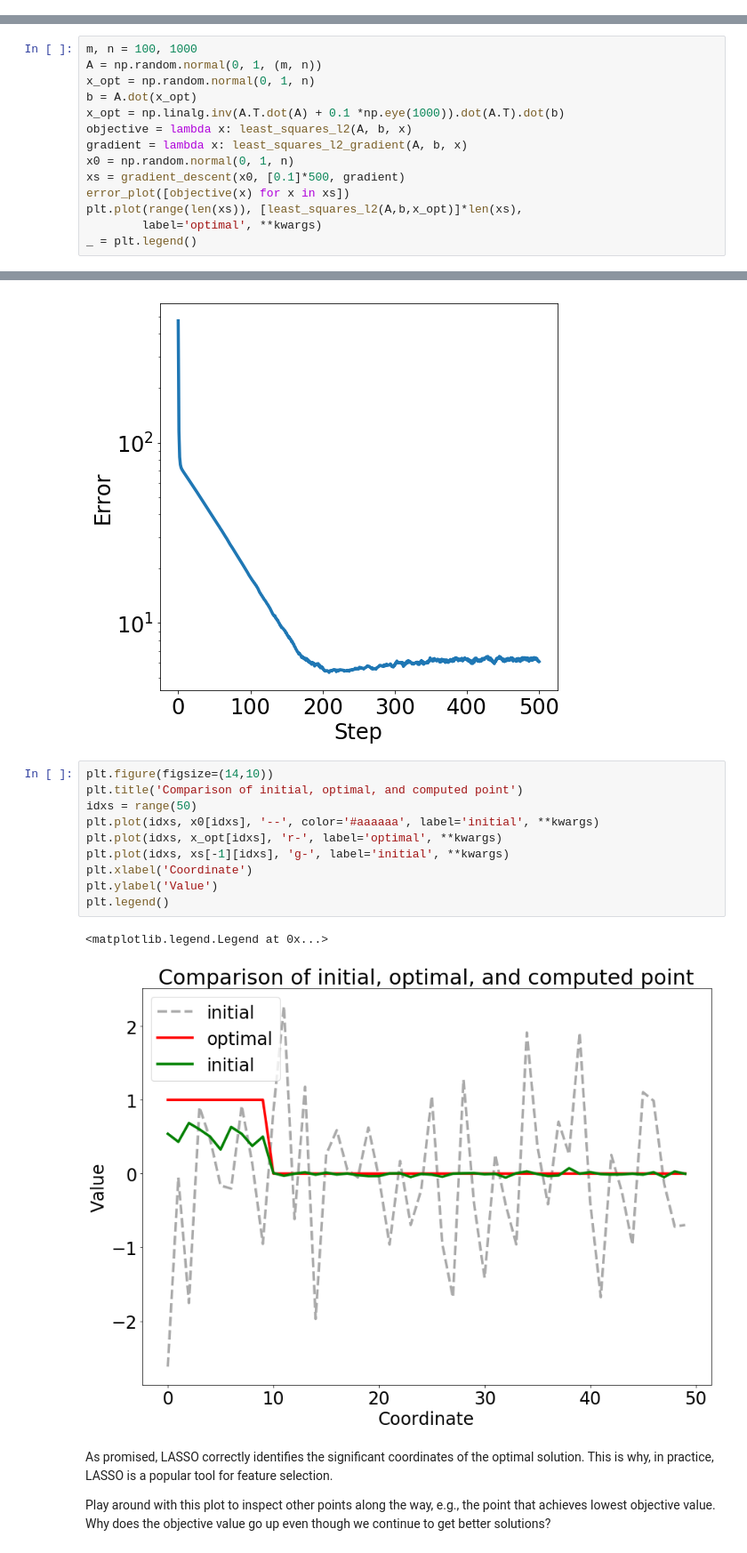
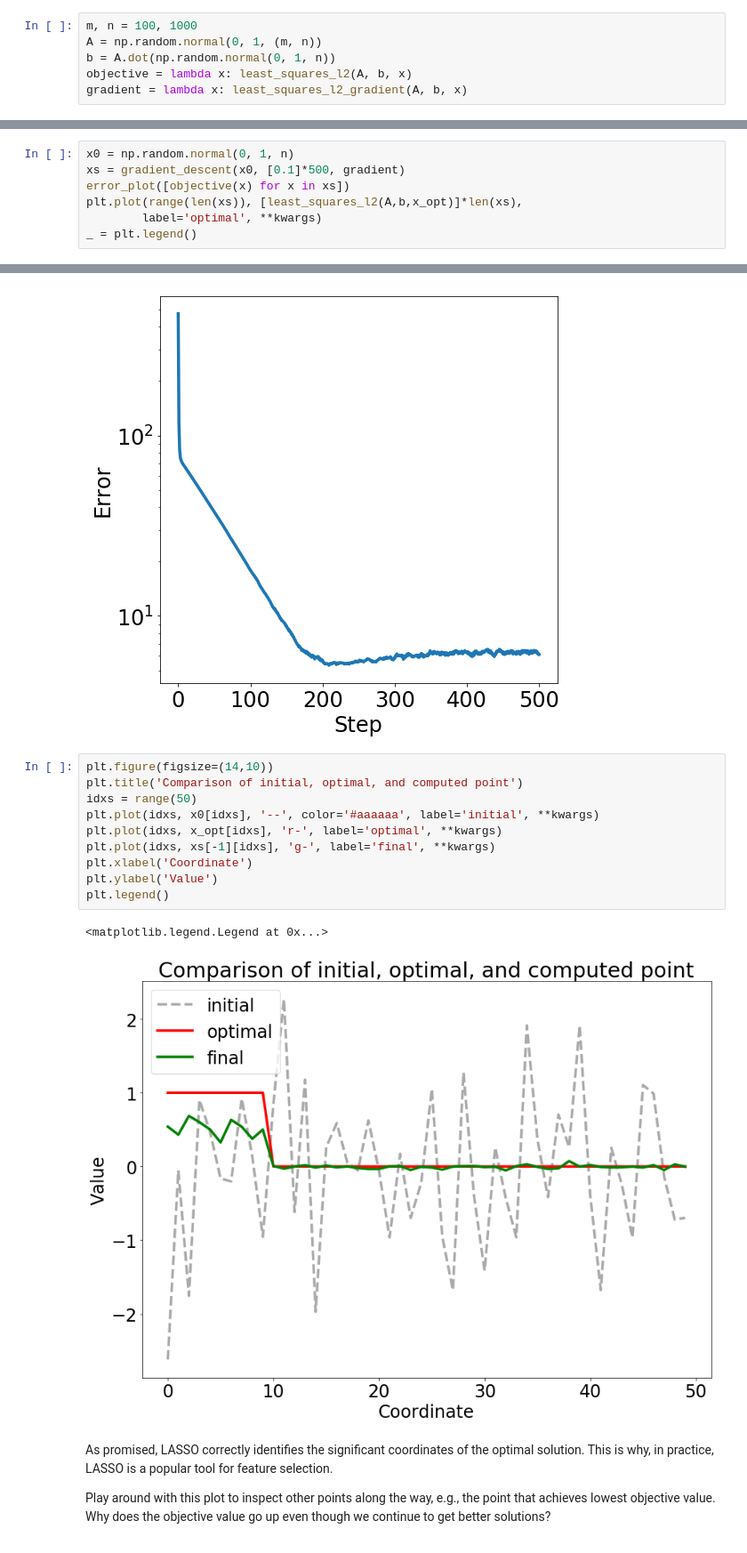
Before and after one commit to ee227c/ee227c.github.io, a Jupyter notebook: code/lecture4.ipynb, the cells around one changed output, grey strips where cells are left out. Shown: that part at 89% size. Drawn from its saved outputs; the diff is of its cells as text.

```diff
--- a/code/lecture4.ipynb
+++ b/code/lecture4.ipynb
@@ -224,0 +227,6 @@ def least_squares_l2_gradient(A, b, x, alpha=0.1):
+# %%
+m, n = 100, 1000
+A = np.random.normal(0, 1, (m, n))
+b = A.dot(np.random.normal(0, 1, n))
+objective = lambda x: least_squares_l2(A, b, x)
+gradient = lambda x: least_squares_l2_gradient(A, b, x)
@@ -225,11 +239,4 @@ def least_squares_l2_gradient(A, b, x, alpha=0.1):
 # %%
-m, n = 100, 1000
-A = np.random.normal(0, 1, (m, n))
-x_opt = np.random.normal(0, 1, n)
-b = A.dot(x_opt)
-x_opt = np.linalg.inv(A.T.dot(A) + 0.1 *np.eye(1000)).dot(A.T).dot(b)
-objective = lambda x: least_squares_l2(A, b, x)
-gradient = lambda x: least_squares_l2_gradient(A, b, x)
 x0 = np.random.normal(0, 1, n)
 xs = gradient_descent(x0, [0.1]*500, gradient)
 error_plot([objective(x) for x in xs])
@@ -310,16 +317,16 @@ error_plot([lasso(A, b, x) for x in xs])
 # %%
 plt.figure(figsize=(14,10))
 plt.title('Comparison of initial, optimal, and computed point')
 idxs = range(50)
 plt.plot(idxs, x0[idxs], '--', color='#aaaaaa', label='initial', **kwargs)
 plt.plot(idxs, x_opt[idxs], 'r-', label='optimal', **kwargs)
-plt.plot(idxs, xs[-1][idxs], 'g-', label='initial', **kwargs)
+plt.plot(idxs, xs[-1][idxs], 'g-', label='final', **kwargs)
 plt.xlabel('Coordinate')
 plt.ylabel('Value')
 plt.legend()
 # %% [output]
 <matplotlib.legend.Legend at 0x...>
-[figure, old version]
+[figure, new version]
 # %% [markdown]
 As promised, LASSO correctly identifies the significant coordinates of the optimal solution. This is why, in practice, LASSO is a popular tool for feature selection.
 
```
Also changed, not shown: parts of 7 cells of this notebook, 1 other file.
